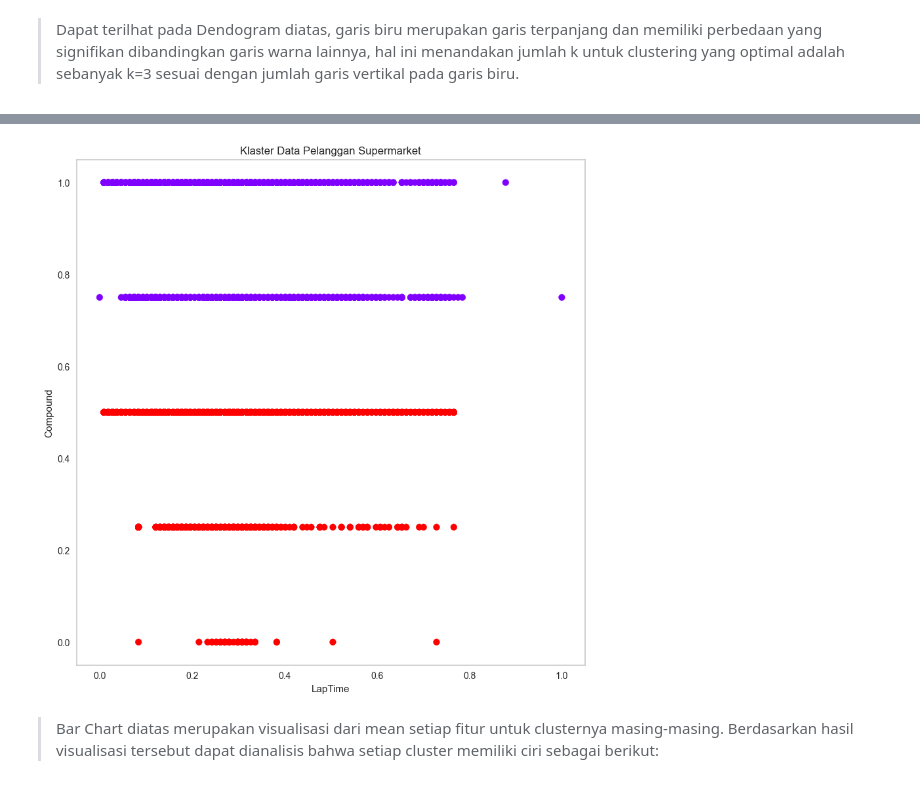
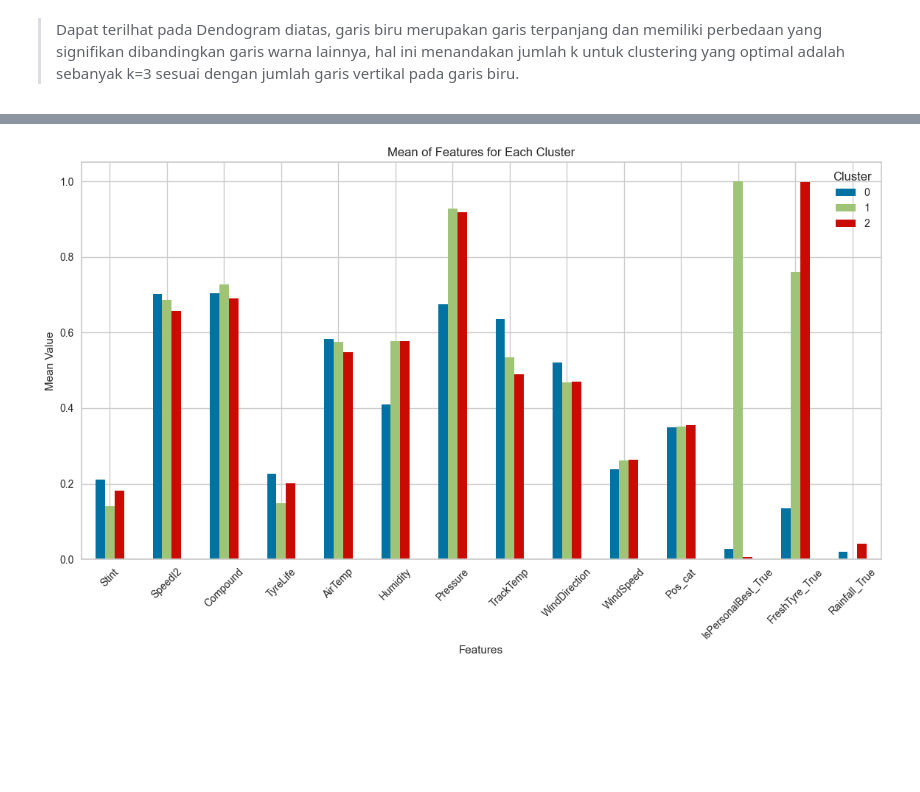
Before and after one commit to F1-biasa-aja/F1-kasdd, a Jupyter notebook: F1 Biasa Aja.ipynb, the cells around one changed output, grey strips where cells are left out. Saved outputs shown, nothing was run; the diff lists cells and outputs as text; code cells hidden in the pictures; blank space fills up the shorter version.

```diff
--- a/F1 Biasa Aja.ipynb
+++ b/F1 Biasa Aja.ipynb
@@ -763,20 +807,14 @@ result_agg_cluster.head()
-# %%
-# Melakukan visualisasi
-fig = plt.figure(figsize = (10, 10))
-ax = plt.axes()
-
-x = result_agg_cluster['LapTime']
-y = result_agg_cluster['Compound']
-cluster = result_agg_cluster['cluster']
-
-ax.scatter(x, y, c = cluster, cmap = "rainbow")
-plt.title("Klaster Data Pelanggan Supermarket")
-plt.grid(False)
-ax.set_xlabel('LapTime')
-ax.set_ylabel('Compound')
-
-plt.show()
-# %% [output]
-[figure, removed]
-# %% [markdown]
-> Bar Chart diatas merupakan visualisasi dari mean setiap fitur untuk clusternya masing-masing. Berdasarkan hasil visualisasi tersebut dapat dianalisis bahwa setiap cluster memiliki ciri sebagai berikut:
+# %%
+cluster_means = result_agg_cluster.groupby('cluster').mean()
+
+# Plotting
+cluster_means.T.plot(kind='bar', figsize=(14, 7))  # Transpose to have features as rows and clusters as columns
+plt.title('Mean of Features for Each Cluster')
+plt.ylabel('Mean Value')
+plt.xlabel('Features')
+plt.legend(title='Cluster', loc='upper right')
+plt.xticks(rotation=45)
+plt.grid(True)
+plt.show()
+# %% [output]
+[figure, added]
```
Also changed, not shown: parts of 17 cells of this notebook.
